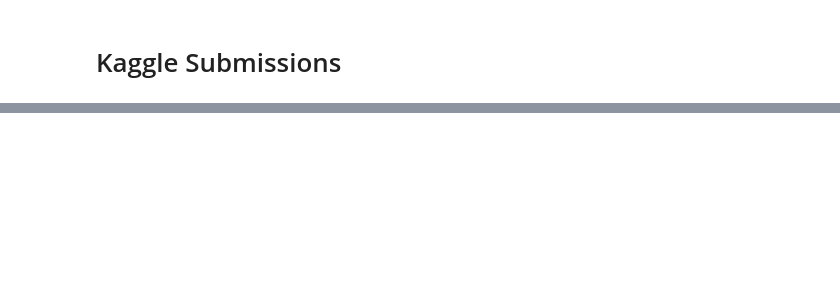
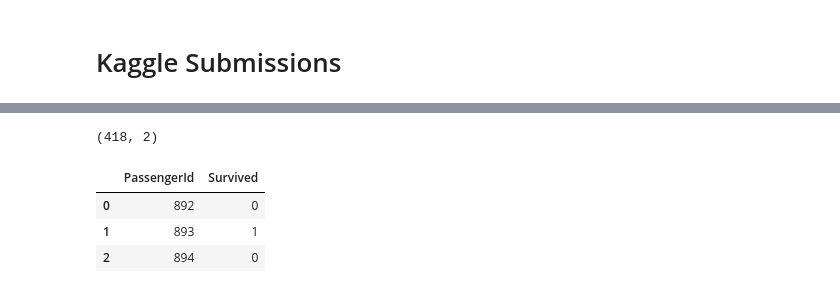
Before and after one commit to nortonvanz/ML_Pocket_Reference, a Jupyter notebook: notebooks/Titanic_pipeline.ipynb, the cells around one changed output, grey strips where cells are left out. Saved outputs shown, nothing was run; the diff lists cells and outputs as text; code cells hidden in the pictures; blank space fills up the shorter version.

```diff
--- a/notebooks/Titanic_pipeline.ipynb
+++ b/notebooks/Titanic_pipeline.ipynb
@@ -196,0 +149,10 @@ X_test
+# %%
+#formato para submissão, apenas como modelo:
+print(df_sub.shape)
+df_sub.head(3)
+# %% [output]
+(418, 2)
+|  | PassengerId | Survived |
+| 0 | 892 | 0 |
+| 1 | 893 | 1 |
+| 2 | 894 | 0 |
```
Also changed, not shown: parts of 32 cells of this notebook.
